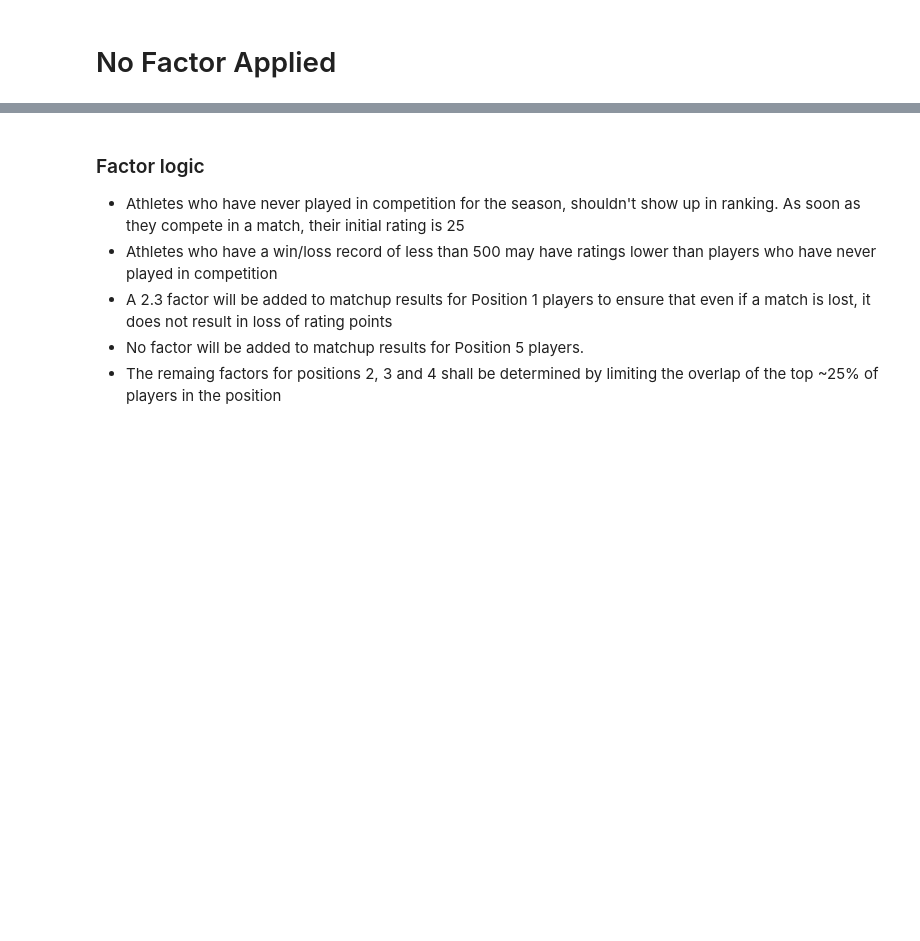
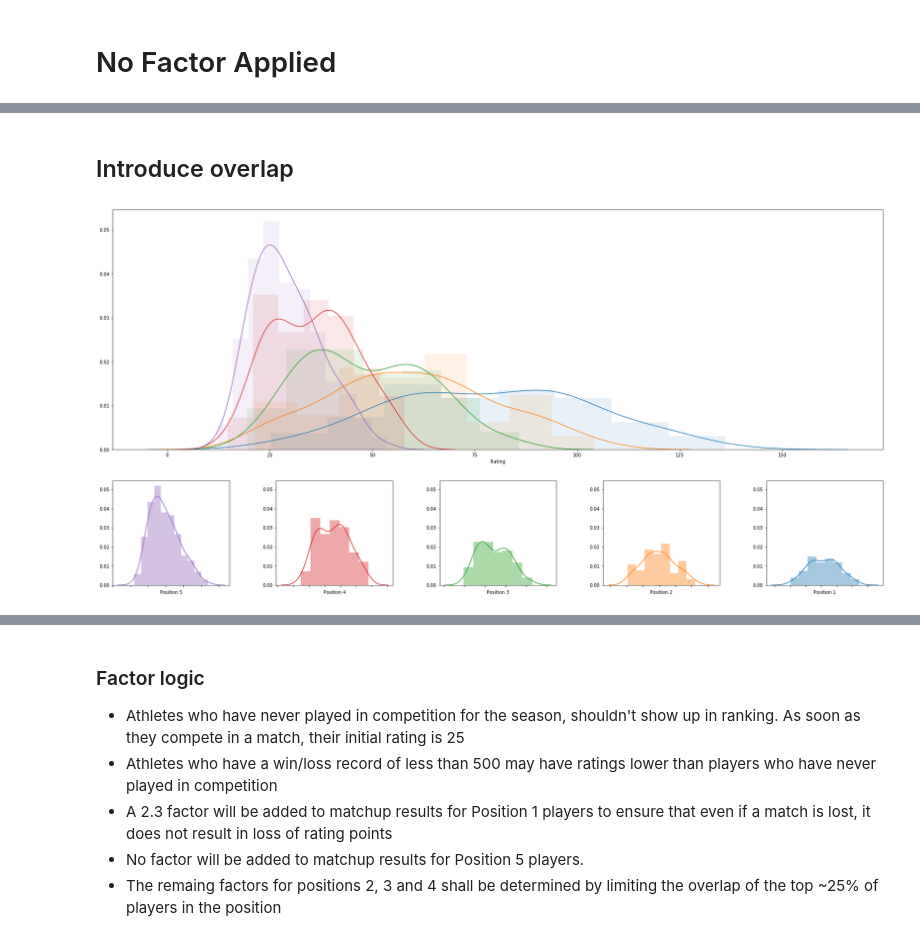
Before and after one commit to mas-dse-mhardist/collegebeachvball, a Jupyter notebook: Updated Rankings.ipynb, the cells around one changed output, grey strips where cells are left out. Saved outputs shown, nothing was run; the diff lists cells and outputs as text; code cells hidden in the pictures; blank space fills up the shorter version.

```diff
--- a/Updated Rankings.ipynb
+++ b/Updated Rankings.ipynb
@@ -211,0 +240,7 @@ tp1 = get_top_players(df_match_history1)
+# %% [markdown]
+## Introduce overlap
+# %%
+d = create_ratings_from_matches(df, [2.3, 1.4, 1, .25, 0])
+rd = plot_rating_distribution(d['match_history'])
+# %% [output]
+[figure, added]
```
Also changed, not shown: parts of 38 cells of this notebook.
